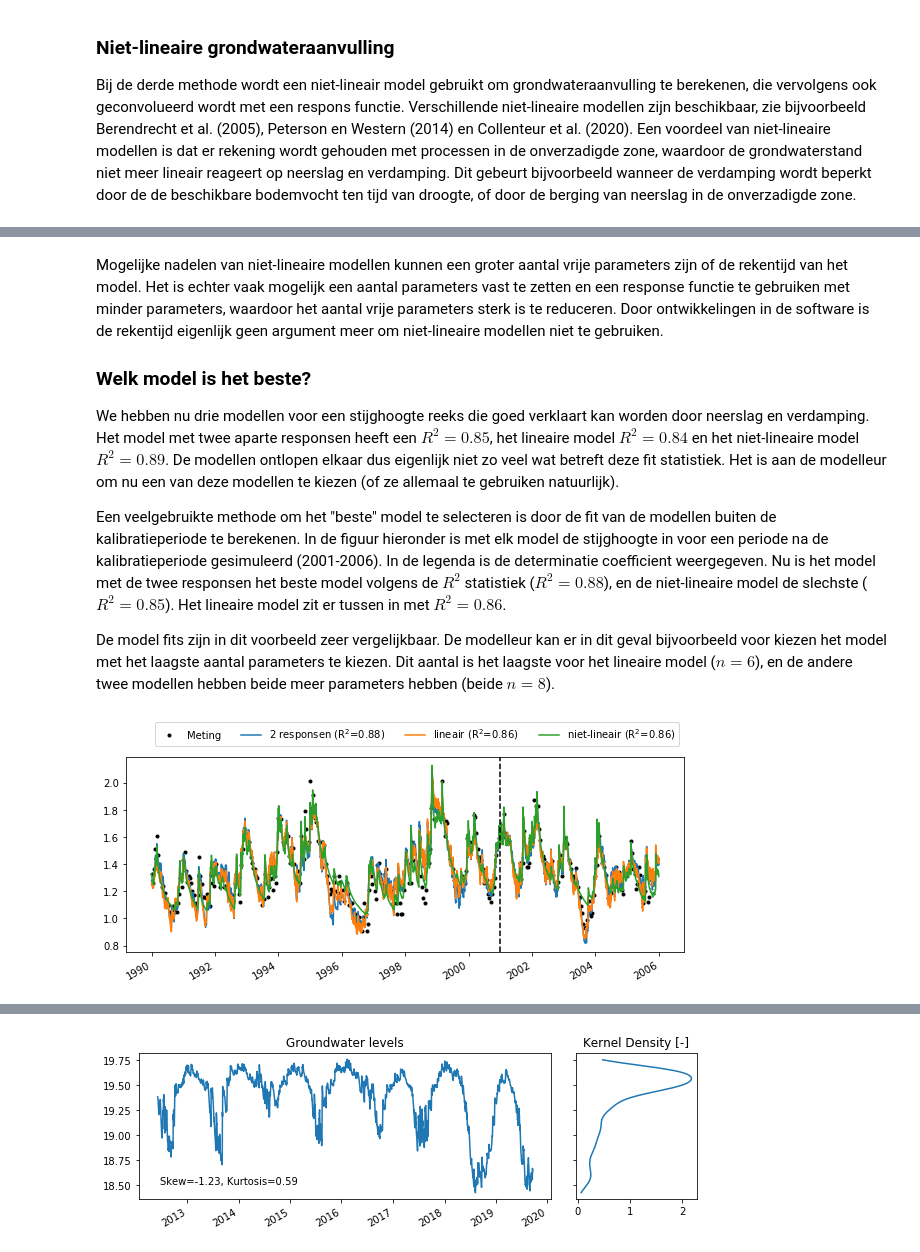
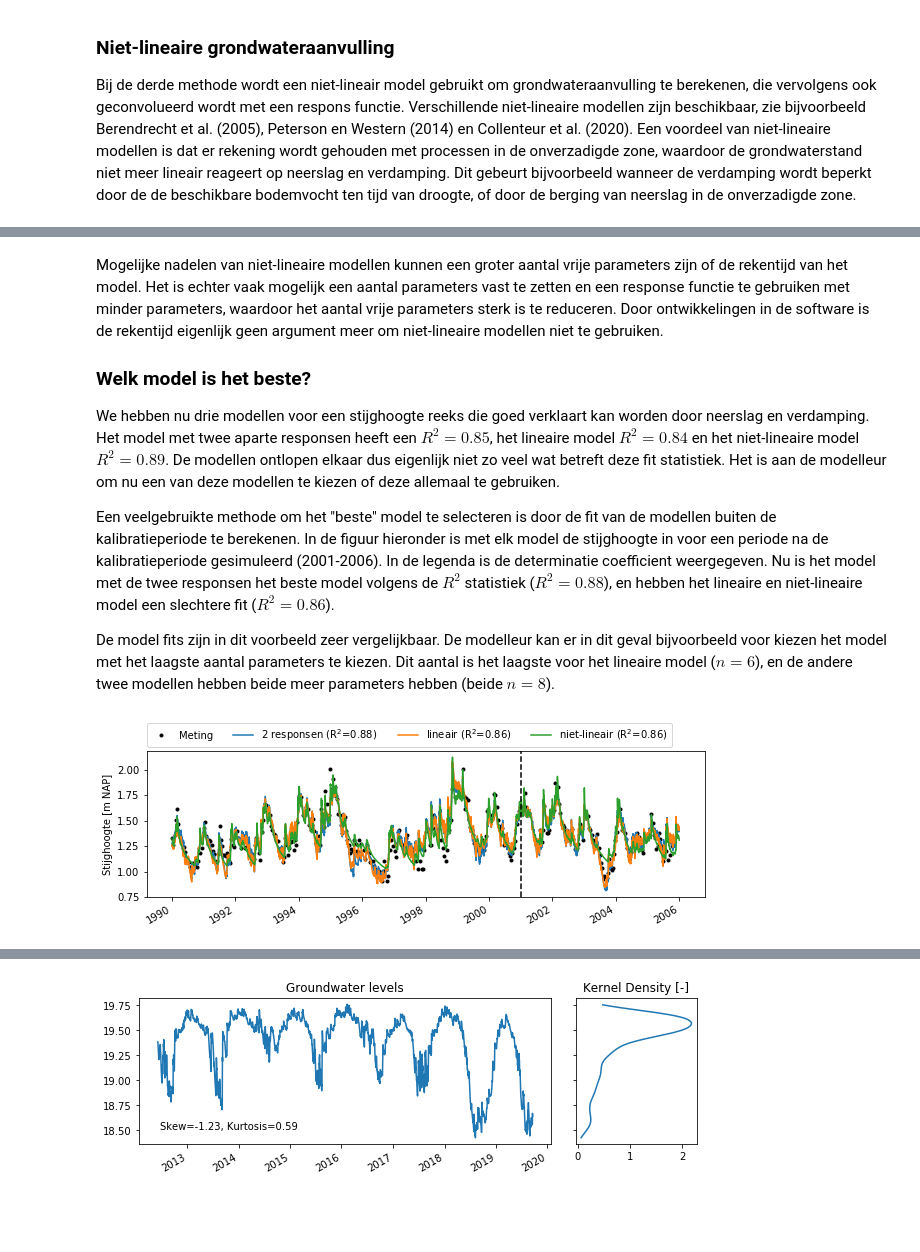
Before and after one commit to ArtesiaWater/stowa_handleiding_tijdreeksanalyse, a Jupyter notebook: model_structuur/model_structuur.ipynb, the cells around one changed output, grey strips where cells are left out. Drawn from its saved outputs; the diff is of its cells as text; code cells hidden in the pictures; blank space fills up the shorter version.

Commit message:
Update model structuur notebook

```diff
--- a/model_structuur/model_structuur.ipynb
+++ b/model_structuur/model_structuur.ipynb
@@ -82,6 +100,8 @@ head = pd.read_csv("data/B32C0639001.csv",  parse_dates=['date'],
                    index_col='date', squeeze=True)
 evap = ps.read_knmi("data/etmgeg_260.txt", variables="EV24").series * 1e3
 rain = ps.read_knmi("data/etmgeg_260.txt", variables="RH").series * 1e3
+rain.name = "Neerslag"
+evap.name = "Verdamping"
 
 tmin = "1990"
 tmax = "2001"
@@ -165,21 +167,22 @@ rch_a constant_d -0.90
 Mogelijke nadelen van niet-lineaire modellen kunnen een groter aantal vrije parameters zijn of de rekentijd van het model. Het is echter vaak mogelijk een aantal parameters vast te zetten en een response functie te gebruiken met minder parameters, waardoor het aantal vrije parameters sterk is te reduceren. Door ontwikkelingen in de software is de rekentijd eigenlijk geen argument meer om niet-lineaire modellen niet te gebruiken.
 
 ### Welk model is het beste?
-We hebben nu drie modellen voor een stijghoogte reeks die goed verklaart kan worden door neerslag en verdamping. Het model met twee aparte responsen heeft een $R^2=0.85$, het lineaire model $R^2=0.84$ en het niet-lineaire model $R^2=0.89$. De modellen ontlopen elkaar dus eigenlijk niet zo veel wat betreft deze fit statistiek. Het is aan de modelleur om nu een van deze modellen te kiezen (of ze allemaal te gebruiken natuurlijk).
+We hebben nu drie modellen voor een stijghoogte reeks die goed verklaart kan worden door neerslag en verdamping. Het model met twee aparte responsen heeft een $R^2=0.85$, het lineaire model $R^2=0.84$ en het niet-lineaire model $R^2=0.89$. De modellen ontlopen elkaar dus eigenlijk niet zo veel wat betreft deze fit statistiek. Het is aan de modelleur om nu een van deze modellen te kiezen of deze allemaal te gebruiken.
 
-Een veelgebruikte methode om het "beste" model te selecteren is door de fit van de modellen buiten de kalibratieperiode te berekenen. In de figuur hieronder is met elk model de stijghoogte in voor een periode na de kalibratieperiode gesimuleerd (2001-2006). In de legenda is de determinatie coefficient weergegeven. Nu is het model met de twee responsen het beste model volgens de $R^2$ statistiek ($R^2=0.88$), en de niet-lineaire model de slechste ($R^2=0.85$). Het lineaire model zit er tussen in met $R^2=0.86$.
+Een veelgebruikte methode om het "beste" model te selecteren is door de fit van de modellen buiten de kalibratieperiode te berekenen. In de figuur hieronder is met elk model de stijghoogte in voor een periode na de kalibratieperiode gesimuleerd (2001-2006). In de legenda is de determinatie coefficient weergegeven. Nu is het model met de twee responsen het beste model volgens de $R^2$ statistiek ($R^2=0.88$), en hebben het lineaire en niet-lineaire model een slechtere fit ($R^2=0.86$).
 
 De model fits zijn in dit voorbeeld zeer vergelijkbaar. De modelleur kan er in dit geval bijvoorbeeld voor kiezen het model met het laagste aantal parameters te kiezen. Dit aantal is het laagste voor het lineaire model ($n=6$), en de andere twee modellen hebben beide meer parameters hebben (beide $n=8$).
 # %%
-ax = ml1.oseries.series[tmin:].plot(marker=".", linestyle=" ", color="k", figsize=(10,4))
+ax = ml1.oseries.series[tmin:].plot(marker=".", linestyle=" ", color="k", figsize=(10,3))
 
 labels = ["Meting"]
 for ml in [ml1, ml2, ml3]:
     ml.simulate(tmax="2006").plot()
     labels.append("{} (R$^2$={})".format(ml.name, ml.stats.rsq(tmin=tmax, tmax="2006").round(2)))
 ax.axvline(pd.Timestamp(tmax), color="k", linestyle="--")
-plt.legend(labels, ncol=4, bbox_to_anchor=(1,1.2));
+plt.legend(labels, ncol=4, bbox_to_anchor=(0.95, 1.22))
+plt.ylabel("Stijghoogte [m NAP]");
 # %% [output]
-[figure, old version]
+[figure, new version]
 # %% [markdown]
 ## Drempel niet-lineariteit
```
Also changed, not shown: parts of 16 cells of this notebook, 4 other files.
